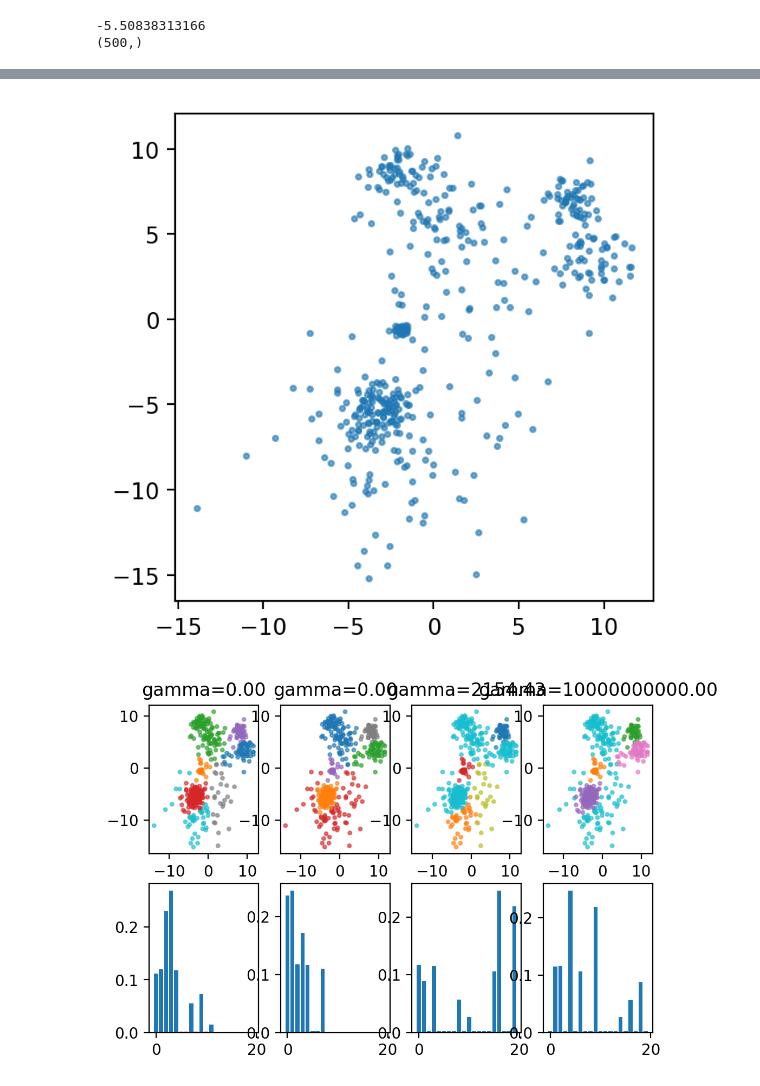
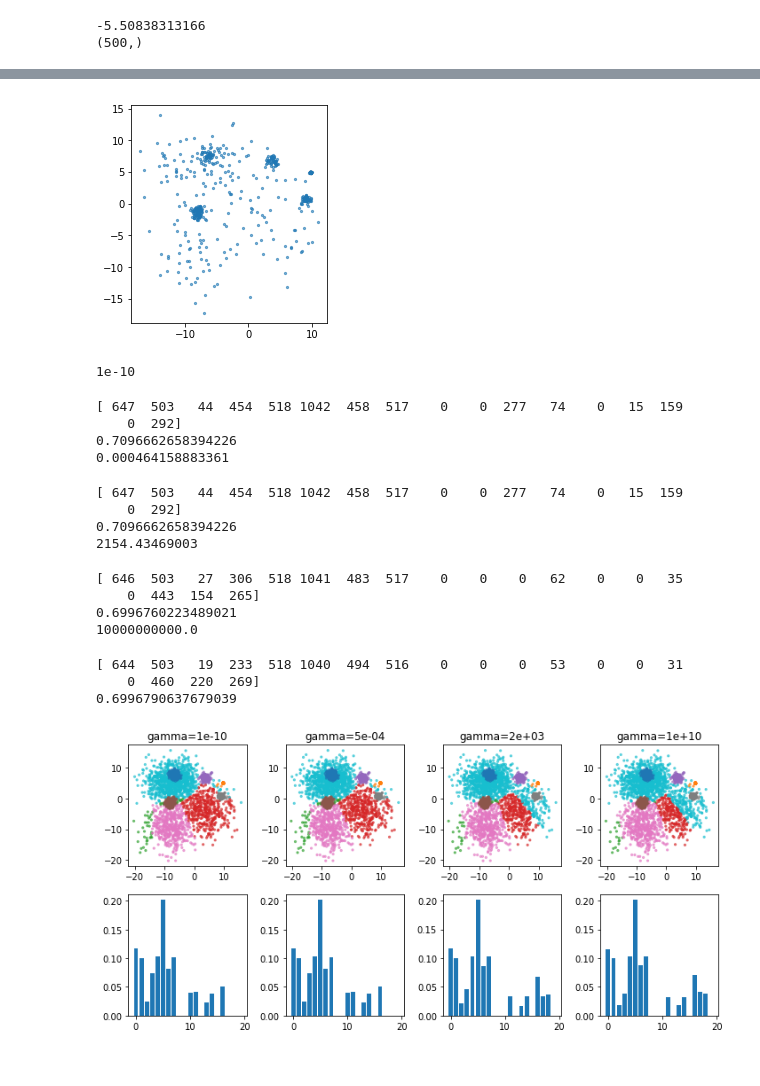
Before and after one commit to amueller/COMS4995-s18, a Jupyter notebook: slides/aml-16-032118-clustering-and-mixture-models/aml-16-clustering-mixture-models.ipynb, the cells around one changed output, grey strips where cells are left out. Saved outputs shown, nothing was run; the diff lists cells and outputs as text; code cells hidden in the pictures.

```diff
--- a/slides/aml-16-032118-clustering-and-mixture-models/aml-16-clustering-mixture-models.ipynb
+++ b/slides/aml-16-032118-clustering-and-mixture-models/aml-16-clustering-mixture-models.ipynb
@@ -112,10 +145,12 @@ ylim = plt.ylim()
 # %%
 from sklearn.cluster import AgglomerativeClustering
-fig, axes = plt.subplots(1, 3, figsize=(8, 3))
-for ax, linkage in zip(axes, ["complete", "average", 'ward']):
-    agg = AgglomerativeClustering(linkage=linkage)
+fig, axes = plt.subplots(1, 3, figsize=(8, 3), subplot_kw={"xticks":(), "yticks": ()})
+for ax, linkage in zip(axes, ["average", "complete", 'ward']):
+    agg = AgglomerativeClustering(n_clusters=5, linkage=linkage)
     agg.fit(X)
-    ax.scatter(X[:, 0], X[:, 1], c=agg.labels_, s=5)
+    ax.scatter(X[:, 0], X[:, 1], c=plt.cm.tab10(agg.labels_), alpha=.7)
     ax.set_title(linkage)
     ax.set_aspect("equal")
+    print("{} : {}".format(linkage, np.sort(np.bincount(agg.labels_))[::-1]))
+plt.savefig("images/merging_criteria.png")
 # %% [output]
@@ -123,10 +160,0 @@ for ax, linkage in zip(axes, ["complete", "average", 'ward']):
-# %%
-from sklearn.cluster import AgglomerativeClustering
-fig, axes = plt.subplots(1, 3, figsize=(8, 3))
-for ax, linkage in zip(axes, ["complete", "average", 'ward']):
-    agg = AgglomerativeClustering(n_clusters=5, linkage=linkage)
-    agg.fit(X)
-    ax.scatter(X[:, 0], X[:, 1], c=agg.labels_, alpha=.7)
-    ax.set_title(linkage)
-    ax.set_aspect("equal")
-    print("{} : {}".format(linkage, np.bincount(agg.labels_)))
@@ -276,8 +293,9 @@ varied = make_blobs(n_samples=n_samples,
 fig, axes = plt.subplots(1, 2, figsize=(6, 3))
 for ax, model in zip(axes, [GaussianMixture(n_components=3), KMeans(n_clusters=3)]):
     model.fit(X_aniso)
-    ax.scatter(X_aniso[:, 0], X_aniso[:, 1], c=model.predict(X_aniso))
+    ax.scatter(X_aniso[:, 0], X_aniso[:, 1], c=plt.cm.tab10(model.predict(X_aniso)))
     ax.set_xticks(())
     ax.set_yticks(())
     ax.set_title(type(model).__name__)
+plt.savefig("images/gmm_vs_kmeans_1.png")
 # %% [output]
@@ -287,8 +305,9 @@ X_varied = varied[0]
 fig, axes = plt.subplots(1, 2, figsize=(6, 3))
 for ax, model in zip(axes, [GaussianMixture(n_components=3), KMeans(n_clusters=3)]):
     model.fit(X_varied)
-    ax.scatter(X_varied[:, 0], X_varied[:, 1], c=model.predict(X_varied))
+    ax.scatter(X_varied[:, 0], X_varied[:, 1], c=plt.cm.tab10(model.predict(X_varied)))
     ax.set_xticks(())
     ax.set_yticks(())
     ax.set_title(type(model).__name__)
+plt.savefig("images/gmm_vs_kmeans_2.png")
 # %% [output]
@@ -318,5 +339,5 @@ plt.yticks(())
 # %%
-rng = np.random.RandomState(3)
+rng = np.random.RandomState(1)
 X, y = make_blobs(n_samples=500, centers=10, random_state=rng, cluster_std=[rng.gamma(1.5) for i in range(10)])
 plt.scatter(X[:, 0], X[:, 1], s=5, alpha=.6)
 plt.gca().set_aspect("equal")
@@ -324,18 +345,40 @@ plt.gca().set_aspect("equal")
 xlim = plt.xlim()
 ylim = plt.ylim()
 # %% [output]
-[figure, old version]
+[figure, new version]
 # %%
 from sklearn.mixture import BayesianGaussianMixture
-rng = np.random.RandomState(3)
-X, y = make_blobs(n_samples=500, centers=10, random_state=rng, cluster_std=[rng.gamma(1.5) for i in range(10)])
+from sklearn.metrics import adjusted_rand_score
 
-fig, axes = plt.subplots(2, 4)
+rng = np.random.RandomState(1)
+X, y = make_blobs(n_samples=5000, centers=10, random_state=rng, cluster_std=[rng.gamma(1.5) for i in range(10)])
+
+fig, axes = plt.subplots(2, 4, figsize=(10, 5))
 gammas = np.logspace(-10, 10, 4)
 for gamma, ax in zip(gammas, axes.T):
-    bgmm = BayesianGaussianMixture(n_components=20, weight_concentration_prior=gamma).fit(X)
-    ax[0].scatter(X[:, 0], X[:, 1], s=5, alpha=.6, c=plt.cm.Vega10(bgmm.predict(X)))
-    ax[0].set_title("gamma={:.2f}".format(gamma))
+    print(gamma)
+    bgmm = BayesianGaussianMixture(n_components=20, weight_concentration_prior=gamma, random_state=1).fit(X)
+    ax[0].scatter(X[:, 0], X[:, 1], s=5, alpha=.6, c=plt.cm.tab10(bgmm.predict(X)))
+    print(np.bincount(bgmm.predict(X)))
+    print(adjusted_rand_score(y, bgmm.predict(X)))
+    ax[0].set_title("gamma={:.0e}".format(gamma))
     ax[1].bar(range(20), bgmm.weights_)
+plt.tight_layout()
 # %% [output]
+1e-10
+[ 647  503   44  454  518 1042  458  517    0    0  277   74    0   15  159
+    0  292]
+0.7096662658394226
+0.000464158883361
+[ 647  503   44  454  518 1042  458  517    0    0  277   74    0   15  159
+    0  292]
+0.7096662658394226
+2154.43469003
+[ 646  503   27  306  518 1041  483  517    0    0    0   62    0    0   35
+    0  443  154  265]
+0.6996760223489021
+10000000000.0
+[ 644  503   19  233  518 1040  494  516    0    0    0   53    0    0   31
+    0  460  220  269]
+0.6996790637679039
-[figure, old version]
+[figure, new version]
```
Also changed, not shown: parts of 23 cells of this notebook, 12 other files.
